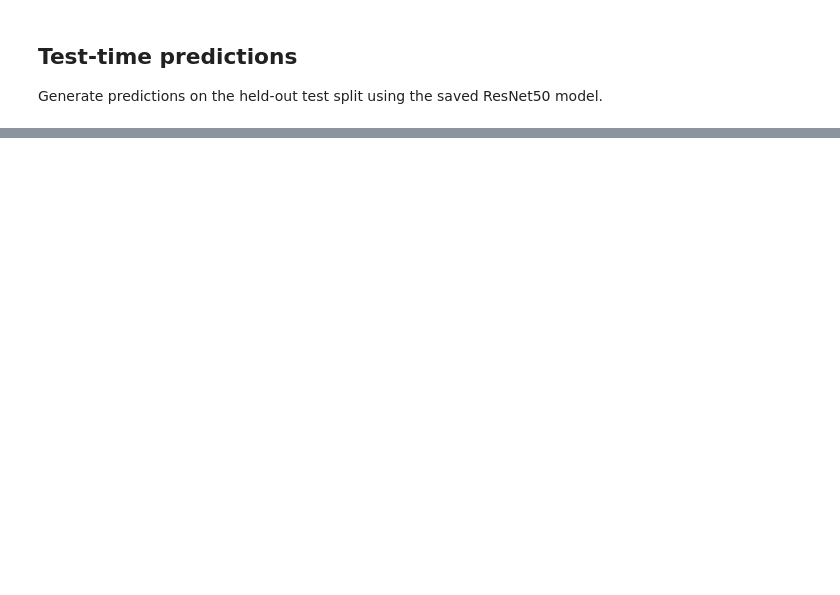
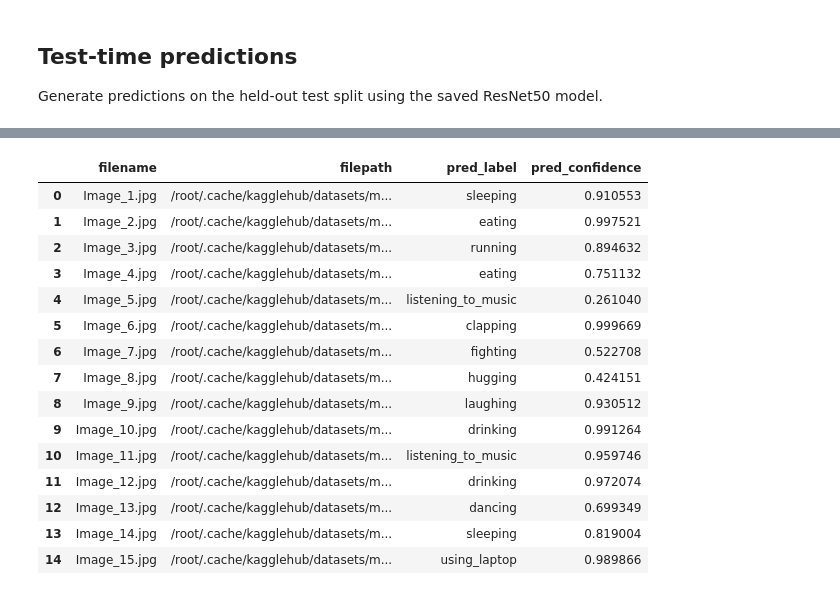
Before and after one commit to beibitzh/Human-Prediction-System, a Jupyter notebook: model.ipynb, the cells around one changed output, grey strips where cells are left out. Saved outputs shown, nothing was run; the diff lists cells and outputs as text; code cells hidden in the pictures; blank space fills up the shorter version.

```diff
--- a/model.ipynb
+++ b/model.ipynb
@@ -15,3 +15,10 @@ from tensorflow.keras import layers, models, optimizers, callbacks
 plt.style.use("seaborn-v0_8-whitegrid")
 # %% [markdown]
 Load metadata and set up paths
+# %%
+import kagglehub
+
+# Download latest version
+path = kagglehub.dataset_download("meetnagadia/human-action-recognition-har-dataset")
+
+print("Path to dataset files:", path)
@@ -18,5 +29,5 @@ Load metadata and set up paths
 # %%
-data_dir = Path("Human Action Recognition")
+data_dir = Path(path,"/Human Action Recognition")
 train_csv = data_dir / "Training_set.csv"
 test_csv = data_dir / "Testing_set.csv"
 train_img_dir = data_dir / "train"
@@ -343,6 +354,7 @@ test_predictions = test_df.copy()
 test_predictions['pred_label'] = [idx_to_label[i] for i in pred_idx]
 test_predictions['pred_confidence'] = probs.max(axis=1)
 
-display(test_predictions.head())
+display(test_predictions.head(15))
 # Optional: save predictions for external use
 # test_predictions[['filename', 'pred_label']].to_csv('predictions.csv', index=False)
+# %% [output]
@@ -348,0 +362,16 @@ display(test_predictions.head())
+|  | filename | filepath | pred_label | pred_confidence |
+| 0 | Image_1.jpg | /root/.cache/kagglehub/datasets/m... | sleeping | 0.910553 |
+| 1 | Image_2.jpg | /root/.cache/kagglehub/datasets/m... | eating | 0.997521 |
+| 2 | Image_3.jpg | /root/.cache/kagglehub/datasets/m... | running | 0.894632 |
+| 3 | Image_4.jpg | /root/.cache/kagglehub/datasets/m... | eating | 0.751132 |
+| 4 | Image_5.jpg | /root/.cache/kagglehub/datasets/m... | listening_to_music | 0.261040 |
+| 5 | Image_6.jpg | /root/.cache/kagglehub/datasets/m... | clapping | 0.999669 |
+| 6 | Image_7.jpg | /root/.cache/kagglehub/datasets/m... | fighting | 0.522708 |
+| 7 | Image_8.jpg | /root/.cache/kagglehub/datasets/m... | hugging | 0.424151 |
+| 8 | Image_9.jpg | /root/.cache/kagglehub/datasets/m... | laughing | 0.930512 |
+| 9 | Image_10.jpg | /root/.cache/kagglehub/datasets/m... | drinking | 0.991264 |
+| 10 | Image_11.jpg | /root/.cache/kagglehub/datasets/m... | listening_to_music | 0.959746 |
+| 11 | Image_12.jpg | /root/.cache/kagglehub/datasets/m... | drinking | 0.972074 |
+| 12 | Image_13.jpg | /root/.cache/kagglehub/datasets/m... | dancing | 0.699349 |
+| 13 | Image_14.jpg | /root/.cache/kagglehub/datasets/m... | sleeping | 0.819004 |
+| 14 | Image_15.jpg | /root/.cache/kagglehub/datasets/m... | using_laptop | 0.989866 |
```
Also changed, not shown: parts of 3 cells of this notebook.
